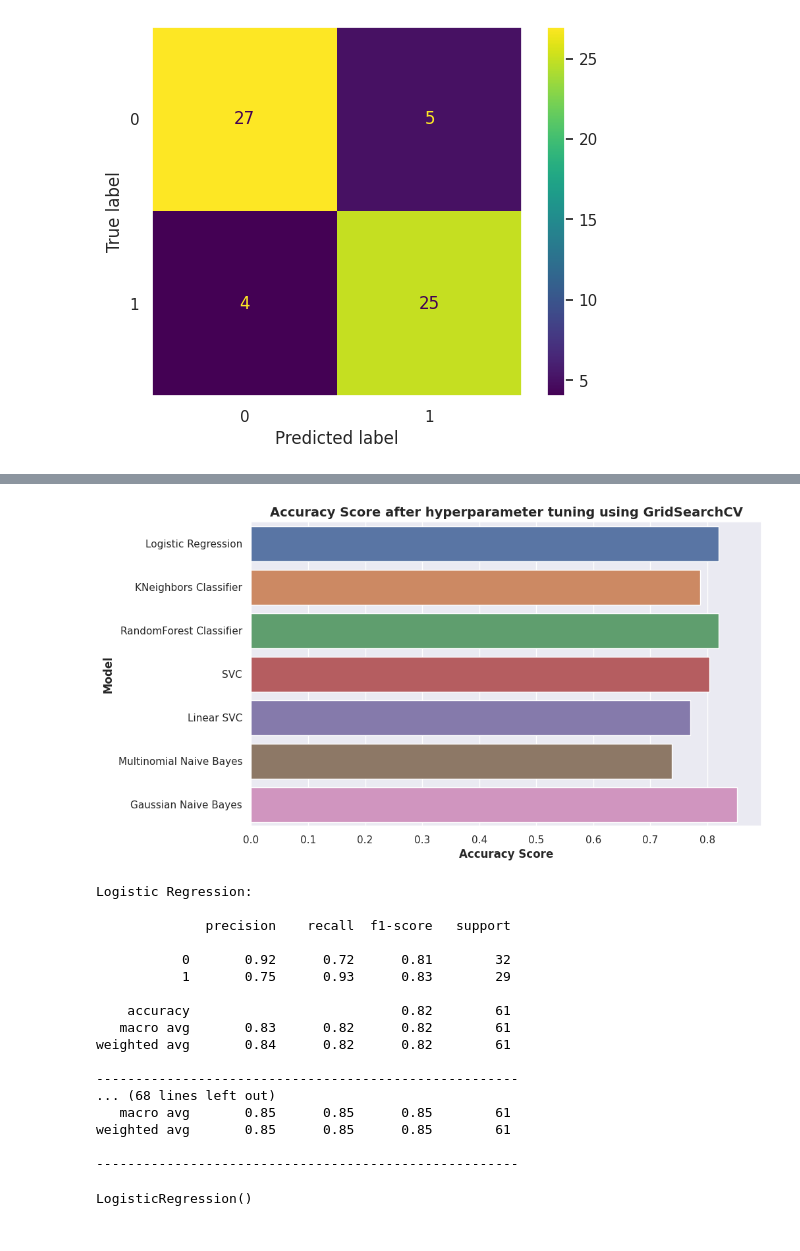
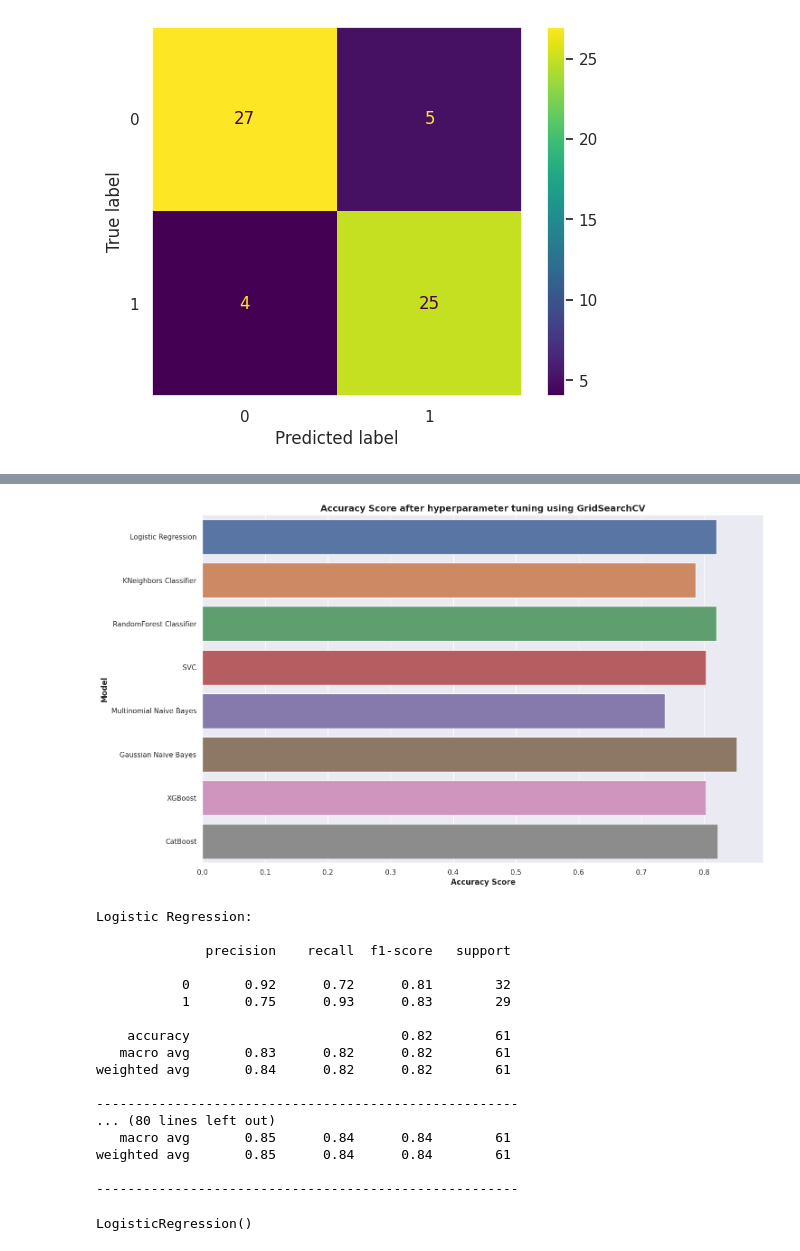
Before and after one commit to sakethyalamanchili/Kaggle-Notebooks, a Jupyter notebook: heart-disease-prediction-with-ml.ipynb, the cells around one changed output, grey strips where cells are left out. Saved outputs shown, nothing was run; the diff lists cells and outputs as text; code cells hidden in the pictures.

Commit message:
Kaggle Notebook | Heart-Disease-Prediction-with-ML

```diff
--- a/heart-disease-prediction-with-ml.ipynb
+++ b/heart-disease-prediction-with-ml.ipynb
@@ -1113,0 +1035,3 @@ weighted avg       0.85      0.85      0.85        61
+# %%
+xgb_accuracy = xgb_gridcv.score(X_test, y_test)
+print(f"Accuracy Score of XGBoost: {xgb_accuracy}")
@@ -1113,0 +1051,15 @@ weighted avg       0.85      0.85      0.85        61
+# %%
+cat_param = {
+    'learning_rate': [0.01, 0.05, 0.1],
+    'depth': [4, 5, 6],
+    'n_estimators': [10, 50, 100],
+    'l2_leaf_reg': [1, 3, 5],
+    'random_seed': [42]
+}
+
+cat_gridcv = GridSearchCV(estimator=CatBoostClassifier(verbose=False),
+                          param_grid=cat_param,
+                          cv=3,
+                          scoring='accuracy')
+
+cat_gridcv.fit(X_train, y_train)
@@ -1113,0 +1081,3 @@ weighted avg       0.85      0.85      0.85        61
+# %%
+cat_accuracy = cat_gridcv.best_score_
+print(f"Best accuracy: {cat_accuracy}")
@@ -1117,9 +1098,10 @@ overall_accuracy_models = {
     "KNeighbors Classifier" : knn_accuracy,
     "RandomForest Classifier" : rf_accuracy,
     "SVC" : svc_accuracy,
-    "Linear SVC" : lsvc_accuracy,
     "Multinomial Naive Bayes" : mnb_accuracy,
-    "Gaussian Naive Bayes" : gnb_accuracy
+    "Gaussian Naive Bayes" : gnb_accuracy,
+    "XGBoost" : xgb_accuracy,
+    "CatBoost": cat_accuracy
 }
 # %%
 overall_accuracy_models
@@ -1134,22 +1117,23 @@ overall_accuracy_models
 # %%
 sns.set(style='darkgrid')
-plt.figure(figsize=(10,6))
+plt.figure(figsize=(16,10))
 sns.barplot(y=list(overall_accuracy_models.keys()), x=list(overall_accuracy_models.values()), orient='h')
 plt.title("Accuracy Score after hyperparameter tuning using GridSearchCV", fontsize=14, fontweight='bold')
 plt.xlabel('Accuracy Score', fontweight='bold')
 plt.ylabel('Model', fontweight='bold')
 plt.show()
 # %% [output]
-[figure, old version]
+[figure, new version]
 # %%
 classification_reports = {
     'Logistic Regression': classification_report(y_test_ss, lgr_gridcv.predict(X_test_ss)),
     'KNeighbors Classifier': classification_report(y_test_ss, knn_gridcv.predict(X_test_ss)),
     'RandomForest Classifier': classification_report(y_test, rf_gridcv.predict(X_test)),
     'SVC': classification_report(y_test_ss, svc_gridcv.predict(X_test_ss)),
-    'Linear SVC': classification_report(y_test_ss, lsvc_gridcv.predict(X_test_ss)),
     'Multinomial Naive Bayes': classification_report(y_test, mnb_gridcv.predict(X_test)),
-    'Gaussian Naive Bayes': classification_report(y_test, gnb_gridcv.predict(X_test))
+    'Gaussian Naive Bayes': classification_report(y_test, gnb_gridcv.predict(X_test)),
+    'XGBoost': classification_report(y_test, xgb_gridcv.predict(X_test)),
+    'CatBoost' : classification_report(y_test, cat_gridcv.predict(X_test))
 }
 
 for model, d in classification_reports.items():
@@ -1169,9 +1153,9 @@ Logistic Regression:
 weighted avg       0.84      0.82      0.82        61
 
 ------------------------------------------------------
-... (68 lines left out)
-   macro avg       0.85      0.85      0.85        61
-weighted avg       0.85      0.85      0.85        61
+... (80 lines left out)
+   macro avg       0.85      0.84      0.84        61
+weighted avg       0.85      0.84      0.84        61
 
 ------------------------------------------------------
 # %%
```
Also changed, not shown: parts of 42 cells of this notebook.
